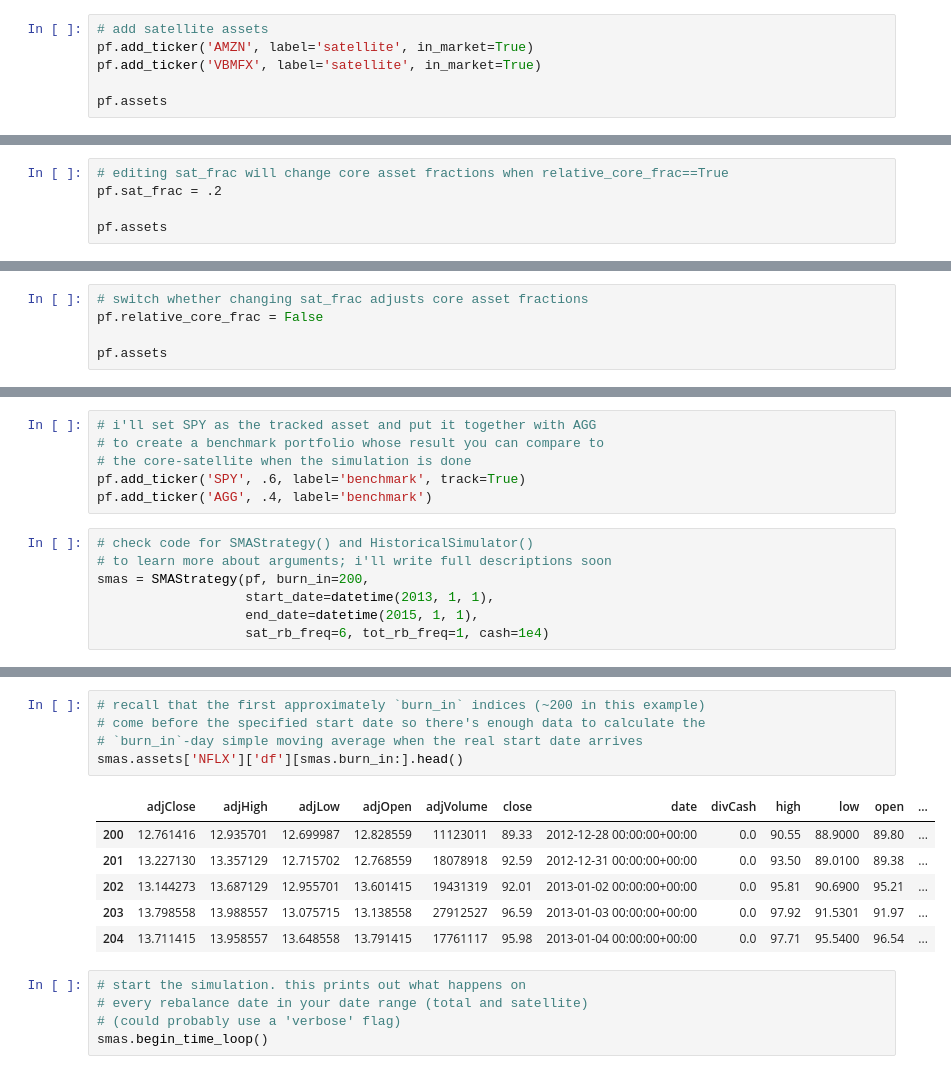
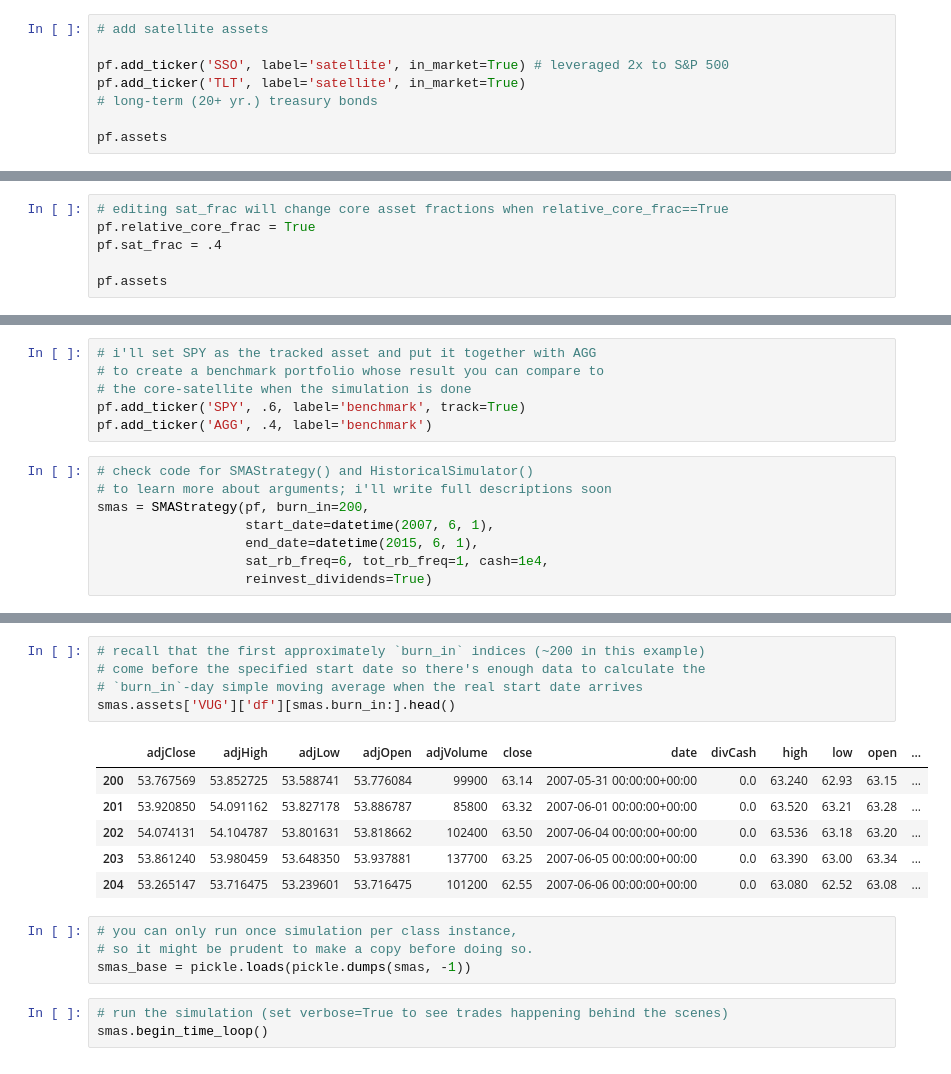
Before and after one commit to ojustino/backstroke, a Jupyter notebook: example.ipynb, the cells around one changed output, grey strips where cells are left out. Cells and saved outputs as stored; diff of their text form.

```diff
--- a/example.ipynb
+++ b/example.ipynb
@@ -33,7 +31,9 @@ pf.assets
 # %%
 # add satellite assets
-pf.add_ticker('AMZN', label='satellite', in_market=True)
-pf.add_ticker('VBMFX', label='satellite', in_market=True)
+
+pf.add_ticker('SSO', label='satellite', in_market=True) # leveraged 2x to S&P 500
+pf.add_ticker('TLT', label='satellite', in_market=True)
+# long-term (20+ yr.) treasury bonds
 
 pf.assets
 # %% [output]
@@ -46,6 +48,7 @@ pf.assets
 # %%
 # editing sat_frac will change core asset fractions when relative_core_frac==True
-pf.sat_frac = .2
+pf.relative_core_frac = True
+pf.sat_frac = .4
 
 pf.assets
 # %% [output]
@@ -74,5 +81,0 @@ pf.assets
-# %%
-# switch whether changing sat_frac adjusts core asset fractions
-pf.relative_core_frac = False
-
-pf.assets
@@ -145,8 +144,9 @@ pf.add_ticker('AGG', .4, label='benchmark')
 # check code for SMAStrategy() and HistoricalSimulator()
 # to learn more about arguments; i'll write full descriptions soon
 smas = SMAStrategy(pf, burn_in=200,
-                   start_date=datetime(2013, 1, 1),
-                   end_date=datetime(2015, 1, 1),
-                   sat_rb_freq=6, tot_rb_freq=1, cash=1e4)
+                   start_date=datetime(2007, 6, 1),
+                   end_date=datetime(2015, 6, 1),
+                   sat_rb_freq=6, tot_rb_freq=1, cash=1e4,
+                   reinvest_dividends=True)
 # %% [output]
 core assets and target holding fraction(s):
@@ -184,20 +186,22 @@ AGG asset dict's keys: ['label', 'fraction', 'df', 'shares']
 # %%
 # recall that the first approximately `burn_in` indices (~200 in this example)
 # come before the specified start date so there's enough data to calculate the
 # `burn_in`-day simple moving average when the real start date arrives
-smas.assets['NFLX']['df'][smas.burn_in:].head()
+smas.assets['VUG']['df'][smas.burn_in:].head()
 # %% [output]
 |  | adjClose | adjHigh | adjLow | adjOpen | adjVolume | close | date | divCash | high | low | open | ... |
-| 200 | 12.761416 | 12.935701 | 12.699987 | 12.828559 | 11123011 | 89.33 | 2012-12-28 00:00:00+00:00 | 0.0 | 90.55 | 88.9000 | 89.80 | ... |
-| 201 | 13.227130 | 13.357129 | 12.715702 | 12.768559 | 18078918 | 92.59 | 2012-12-31 00:00:00+00:00 | 0.0 | 93.50 | 89.0100 | 89.38 | ... |
-| 202 | 13.144273 | 13.687129 | 12.955701 | 13.601415 | 19431319 | 92.01 | 2013-01-02 00:00:00+00:00 | 0.0 | 95.81 | 90.6900 | 95.21 | ... |
-| 203 | 13.798558 | 13.988557 | 13.075715 | 13.138558 | 27912527 | 96.59 | 2013-01-03 00:00:00+00:00 | 0.0 | 97.92 | 91.5301 | 91.97 | ... |
-| 204 | 13.711415 | 13.958557 | 13.648558 | 13.791415 | 17761117 | 95.98 | 2013-01-04 00:00:00+00:00 | 0.0 | 97.71 | 95.5400 | 96.54 | ... |
+| 200 | 53.767569 | 53.852725 | 53.588741 | 53.776084 | 99900 | 63.14 | 2007-05-31 00:00:00+00:00 | 0.0 | 63.240 | 62.93 | 63.15 | ... |
+| 201 | 53.920850 | 54.091162 | 53.827178 | 53.886787 | 85800 | 63.32 | 2007-06-01 00:00:00+00:00 | 0.0 | 63.520 | 63.21 | 63.28 | ... |
+| 202 | 54.074131 | 54.104787 | 53.801631 | 53.818662 | 102400 | 63.50 | 2007-06-04 00:00:00+00:00 | 0.0 | 63.536 | 63.18 | 63.20 | ... |
+| 203 | 53.861240 | 53.980459 | 53.648350 | 53.937881 | 137700 | 63.25 | 2007-06-05 00:00:00+00:00 | 0.0 | 63.390 | 63.00 | 63.34 | ... |
+| 204 | 53.265147 | 53.716475 | 53.239601 | 53.716475 | 101200 | 62.55 | 2007-06-06 00:00:00+00:00 | 0.0 | 63.080 | 62.52 | 63.08 | ... |
-# %%
-# start the simulation. this prints out what happens on
-# every rebalance date in your date range (total and satellite)
-# (could probably use a 'verbose' flag)
-smas.begin_time_loop()
+# %%
+# you can only run once simulation per class instance,
+# so it might be prudent to make a copy before doing so.
+smas_base = pickle.loads(pickle.dumps(smas, -1))
+# %%
+# run the simulation (set verbose=True to see trades happening behind the scenes)
+smas.begin_time_loop()
 # %%
 # plot the results, and compare to the more conservative benchmark
 smas.plot_results()
```
Also changed, not shown: parts of 16 cells of this notebook.
